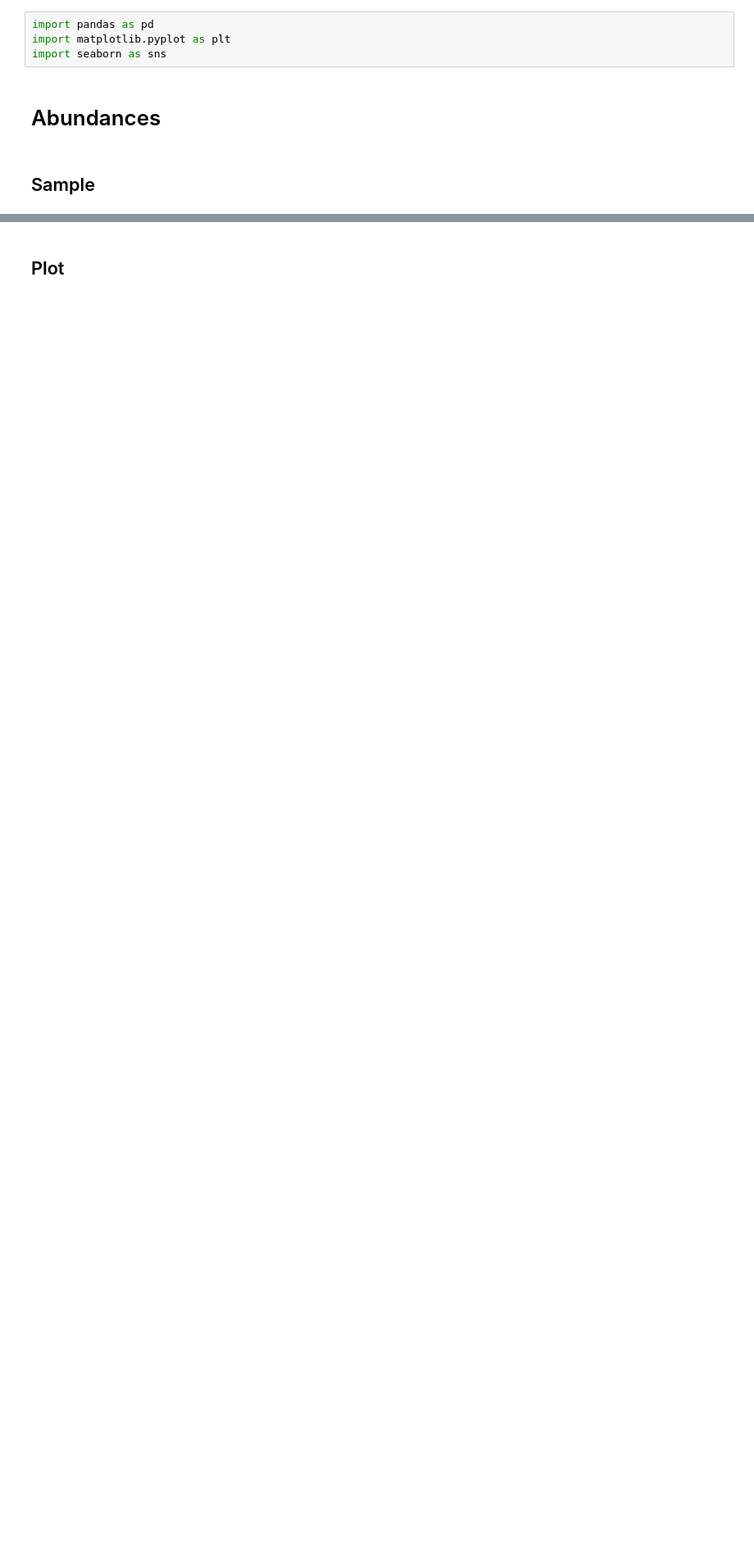
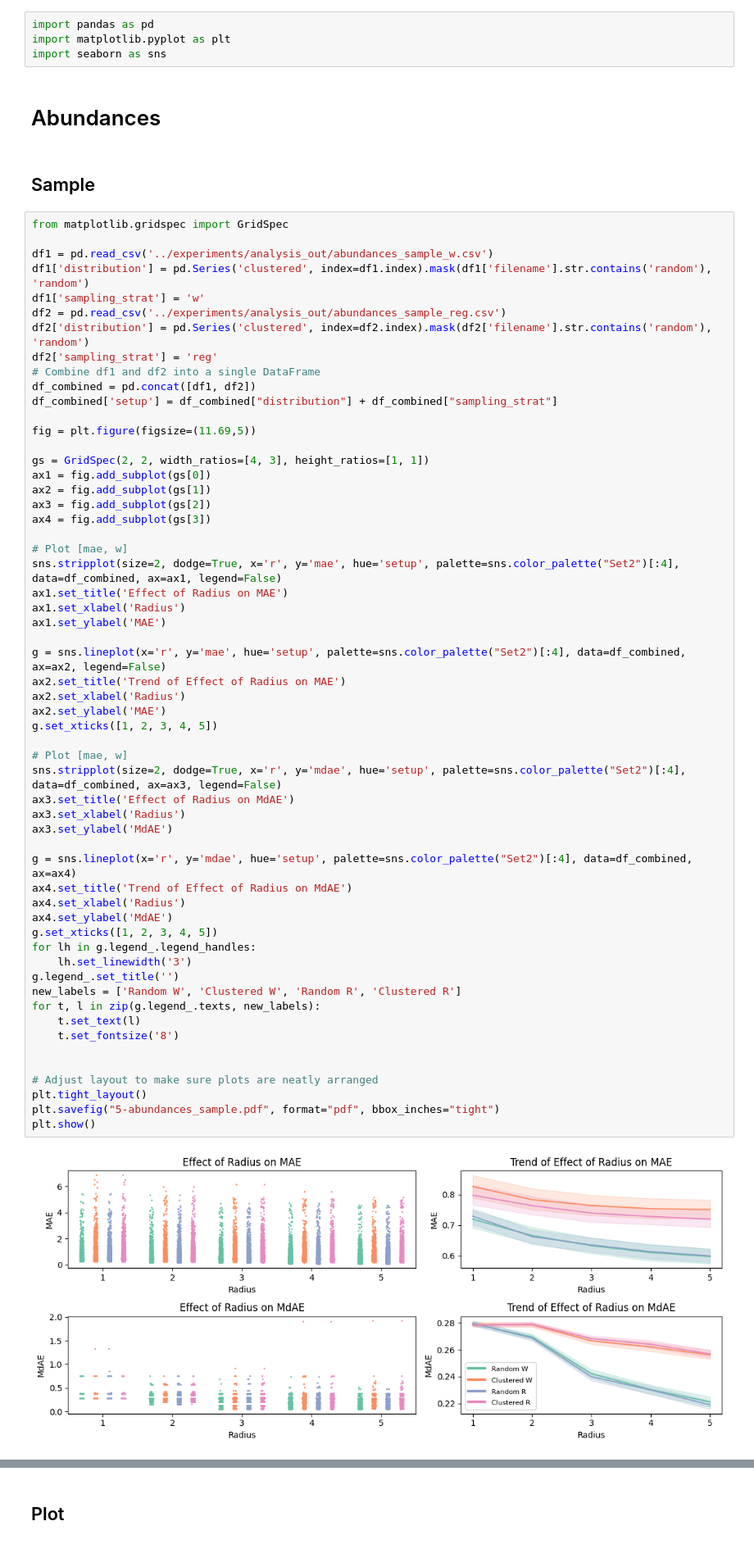
Before and after one commit to timovdk/BLOSSOM, a Jupyter notebook: figures/5-results_viz.ipynb, the cells around one changed output, grey strips where cells are left out. Shown at 82% size. Drawn from its saved outputs; the diff is of its cells as text; blank space fills up the shorter version.

```diff
--- a/figures/5-results_viz.ipynb
+++ b/figures/5-results_viz.ipynb
@@ -6,4 +6,63 @@ import seaborn as sns
 # Abundances
 # %% [markdown]
 ## Sample
+# %%
+from matplotlib.gridspec import GridSpec
+
+df1 = pd.read_csv('../experiments/analysis_out/abundances_sample_w.csv')
+df1['distribution'] = pd.Series('clustered', index=df1.index).mask(df1['filename'].str.contains('random'), 'random')
+df1['sampling_strat'] = 'w'
+df2 = pd.read_csv('../experiments/analysis_out/abundances_sample_reg.csv')
+df2['distribution'] = pd.Series('clustered', index=df2.index).mask(df2['filename'].str.contains('random'), 'random')
+df2['sampling_strat'] = 'reg'
+# Combine df1 and df2 into a single DataFrame
+df_combined = pd.concat([df1, df2])
+df_combined['setup'] = df_combined["distribution"] + df_combined["sampling_strat"]
+
+fig = plt.figure(figsize=(11.69,5))
+
+gs = GridSpec(2, 2, width_ratios=[4, 3], height_ratios=[1, 1])
+ax1 = fig.add_subplot(gs[0])
+ax2 = fig.add_subplot(gs[1])
+ax3 = fig.add_subplot(gs[2])
+ax4 = fig.add_subplot(gs[3])
+
+# Plot [mae, w]
+sns.stripplot(size=2, dodge=True, x='r', y='mae', hue='setup', palette=sns.color_palette("Set2")[:4], data=df_combined, ax=ax1, legend=False)
+ax1.set_title('Effect of Radius on MAE')
+ax1.set_xlabel('Radius')
+ax1.set_ylabel('MAE')
+
+g = sns.lineplot(x='r', y='mae', hue='setup', palette=sns.color_palette("Set2")[:4], data=df_combined, ax=ax2, legend=False)
+ax2.set_title('Trend of Effect of Radius on MAE')
+ax2.set_xlabel('Radius')
+ax2.set_ylabel('MAE')
+g.set_xticks([1, 2, 3, 4, 5])
+
+# Plot [mae, w]
+sns.stripplot(size=2, dodge=True, x='r', y='mdae', hue='setup', palette=sns.color_palette("Set2")[:4], data=df_combined, ax=ax3, legend=False)
+ax3.set_title('Effect of Radius on MdAE')
+ax3.set_xlabel('Radius')
+ax3.set_ylabel('MdAE')
+
+g = sns.lineplot(x='r', y='mdae', hue='setup', palette=sns.color_palette("Set2")[:4], data=df_combined, ax=ax4)
+ax4.set_title('Trend of Effect of Radius on MdAE')
+ax4.set_xlabel('Radius')
+ax4.set_ylabel('MdAE')
+g.set_xticks([1, 2, 3, 4, 5])
+for lh in g.legend_.legend_handles:
+    lh.set_linewidth('3')
+g.legend_.set_title('')
+new_labels = ['Random W', 'Clustered W', 'Random R', 'Clustered R']
+for t, l in zip(g.legend_.texts, new_labels):
+    t.set_text(l)
+    t.set_fontsize('8')
+
+
+# Adjust layout to make sure plots are neatly arranged
+plt.tight_layout()
+plt.savefig("5-abundances_sample.pdf", format="pdf", bbox_inches="tight")
+plt.show()
+# %% [output]
+[figure, added]
 # %%
```
Also changed, not shown: parts of 22 cells of this notebook, 16 other files.
